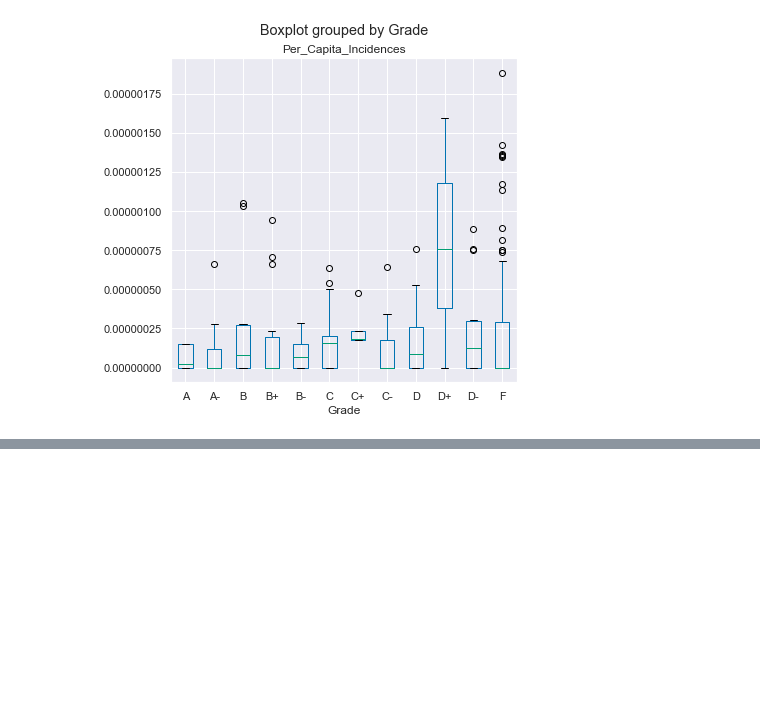
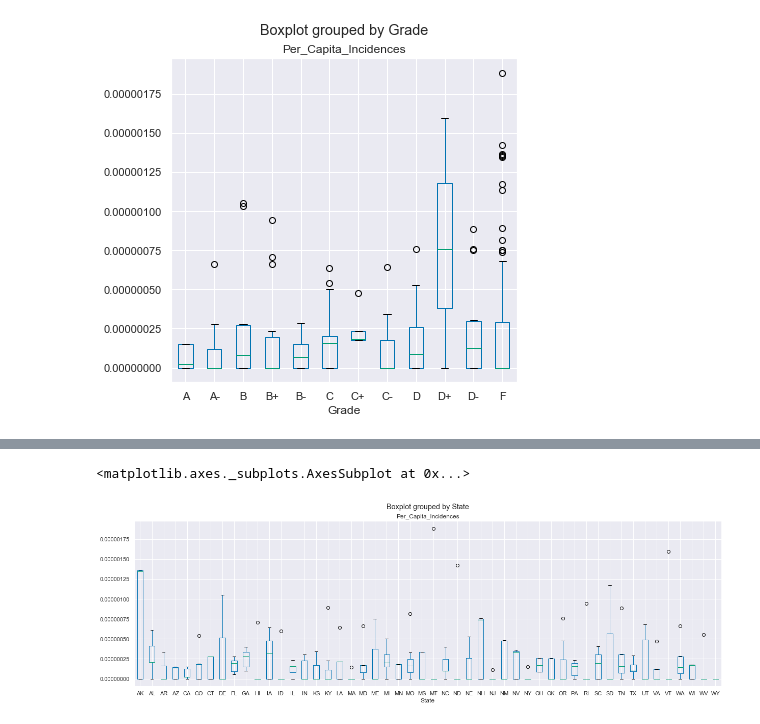
Before and after one commit to loisr/Mod-2-Project, a Jupyter notebook: Reshaped Data.ipynb, the cells around one changed output, grey strips where cells are left out. Drawn from its saved outputs; the diff is of its cells as text; code cells hidden in the pictures; blank space fills up the shorter version.

```diff
--- a/Reshaped Data.ipynb
+++ b/Reshaped Data.ipynb
@@ -525,0 +547,6 @@ df_with_dummies.boxplot('Per_Capita_Incidences', by='Grade', figsize=(6,6))
+# %%
+#now lets look at the incidences by state but per capita
+df_with_dummies.boxplot('Per_Capita_Incidences', by='State', figsize=(20,6))
+# %% [output]
+<matplotlib.axes._subplots.AxesSubplot at 0x...>
+[figure, added]
```
Also changed, not shown: parts of 41 cells of this notebook.
